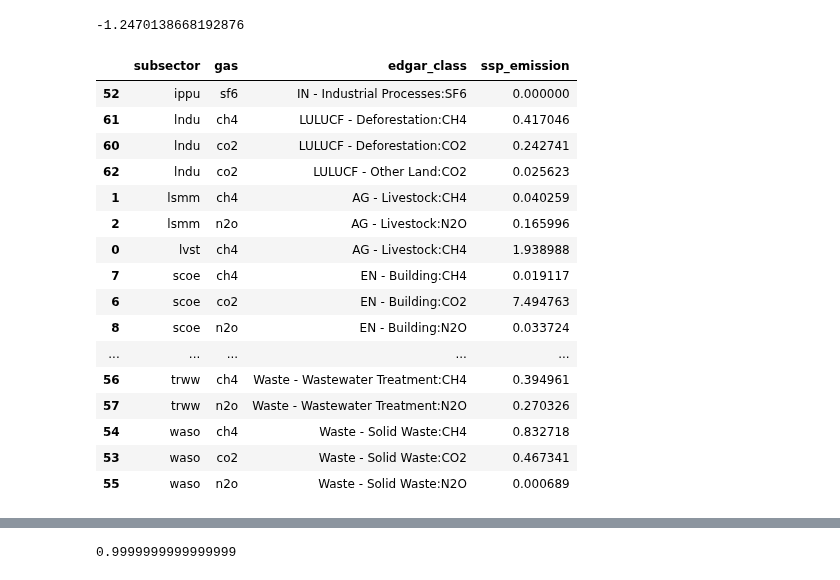
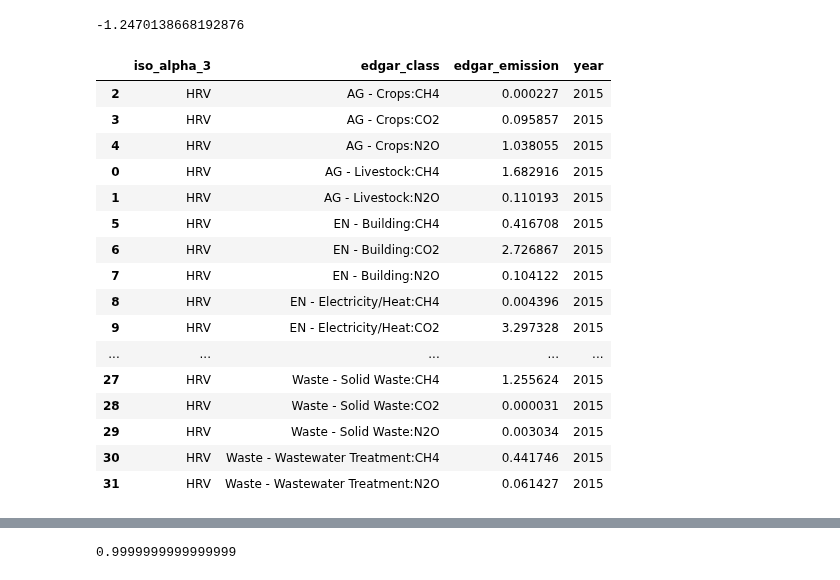
Before and after one commit to sisepuede-framework/ssp_data_calibration, a Jupyter notebook: src/eda.ipynb, the cells around one changed output, grey strips where cells are left out. Saved outputs shown, nothing was run; the diff lists cells and outputs as text; code cells hidden in the pictures.

```diff
--- a/src/eda.ipynb
+++ b/src/eda.ipynb
@@ -214,26 +159,26 @@ False
 ssp_emissions_report['ssp_emission'].min()
 # %% [output]
 -1.2470138668192876
-# %%
-ssp_emissions_report.sort_values(by=['subsector', 'gas']).tail(20)
-# %% [output]
-|  | subsector | gas | edgar_class | ssp_emission |
-| 52 | ippu | sf6 | IN - Industrial Processes:SF6 | 0.000000 |
-| 61 | lndu | ch4 | LULUCF - Deforestation:CH4 | 0.417046 |
-| 60 | lndu | co2 | LULUCF - Deforestation:CO2 | 0.242741 |
-| 62 | lndu | co2 | LULUCF - Other Land:CO2 | 0.025623 |
-| 1 | lsmm | ch4 | AG - Livestock:CH4 | 0.040259 |
-| 2 | lsmm | n2o | AG - Livestock:N2O | 0.165996 |
-| 0 | lvst | ch4 | AG - Livestock:CH4 | 1.938988 |
-| 7 | scoe | ch4 | EN - Building:CH4 | 0.019117 |
-| 6 | scoe | co2 | EN - Building:CO2 | 7.494763 |
-| 8 | scoe | n2o | EN - Building:N2O | 0.033724 |
-| ... | ... | ... | ... | ... |
-| 56 | trww | ch4 | Waste - Wastewater Treatment:CH4 | 0.394961 |
-| 57 | trww | n2o | Waste - Wastewater Treatment:N2O | 0.270326 |
-| 54 | waso | ch4 | Waste - Solid Waste:CH4 | 0.832718 |
-| 53 | waso | co2 | Waste - Solid Waste:CO2 | 0.467341 |
-| 55 | waso | n2o | Waste - Solid Waste:N2O | 0.000689 |
+# %%
+edgar_emissions.sort_values(by=['edgar_class'], ascending=True)
+# %% [output]
+|  | iso_alpha_3 | edgar_class | edgar_emission | year |
+| 2 | HRV | AG - Crops:CH4 | 0.000227 | 2015 |
+| 3 | HRV | AG - Crops:CO2 | 0.095857 | 2015 |
+| 4 | HRV | AG - Crops:N2O | 1.038055 | 2015 |
+| 0 | HRV | AG - Livestock:CH4 | 1.682916 | 2015 |
+| 1 | HRV | AG - Livestock:N2O | 0.110193 | 2015 |
+| 5 | HRV | EN - Building:CH4 | 0.416708 | 2015 |
+| 6 | HRV | EN - Building:CO2 | 2.726867 | 2015 |
+| 7 | HRV | EN - Building:N2O | 0.104122 | 2015 |
+| 8 | HRV | EN - Electricity/Heat:CH4 | 0.004396 | 2015 |
+| 9 | HRV | EN - Electricity/Heat:CO2 | 3.297328 | 2015 |
+| ... | ... | ... | ... | ... |
+| 27 | HRV | Waste - Solid Waste:CH4 | 1.255624 | 2015 |
+| 28 | HRV | Waste - Solid Waste:CO2 | 0.000031 | 2015 |
+| 29 | HRV | Waste - Solid Waste:N2O | 0.003034 | 2015 |
+| 30 | HRV | Waste - Wastewater Treatment:CH4 | 0.441746 | 2015 |
+| 31 | HRV | Waste - Wastewater Treatment:N2O | 0.061427 | 2015 |
 # %%
 df_report = dru.merge_ssp_with_edgar(ssp_emissions_report, edgar_emissions)
 df_report
```
Also changed, not shown: parts of 20 cells of this notebook, 1 other file.
